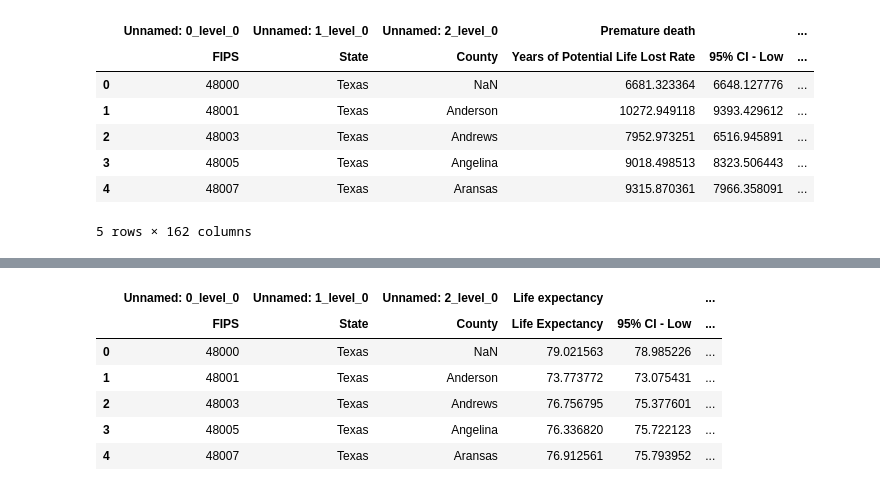
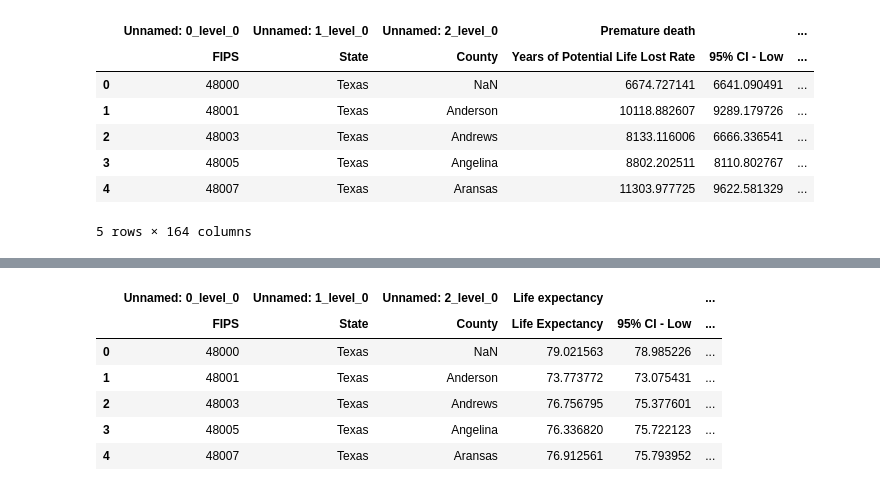
Before and after one commit to stevenjbark/DataAnalytics-FinalProject, a Jupyter notebook: Data/Data_Cleaning.ipynb, the cells around one changed output, grey strips where cells are left out. Saved outputs shown, nothing was run; the diff lists cells and outputs as text; code cells hidden in the pictures.

Commit message:
group agreed data metrics

```diff
--- a/Data/Data_Cleaning.ipynb
+++ b/Data/Data_Cleaning.ipynb
@@ -5,18 +5,18 @@ import os
 import numpy as np
 import pymongo
 # %%
-file = pd.read_excel(os.path.join("Original_Files","CountyHealthRankingsData","2019","2019 County Health Rankings Texas Data - v1_0.xls"),sheet_name='Ranked Measure Data',header=(0,1))
+file = pd.read_excel(os.path.join("Original_Files","CountyHealthRankingsData","2018","2018 County Health Rankings Texas Data - v3.xls"),sheet_name='Ranked Measure Data',header=(0,1))
 df = pd.DataFrame(file)
 df.head()
 # %% [output]
 |  | Unnamed: 0_level_0 | Unnamed: 1_level_0 | Unnamed: 2_level_0 | Premature death |  | ... |
 |  | FIPS | State | County | Years of Potential Life Lost Rate | 95% CI - Low | ... |
-| 0 | 48000 | Texas | NaN | 6681.323364 | 6648.127776 | ... |
-| 1 | 48001 | Texas | Anderson | 10272.949118 | 9393.429612 | ... |
-| 2 | 48003 | Texas | Andrews | 7952.973251 | 6516.945891 | ... |
-| 3 | 48005 | Texas | Angelina | 9018.498513 | 8323.506443 | ... |
-| 4 | 48007 | Texas | Aransas | 9315.870361 | 7966.358091 | ... |
+| 0 | 48000 | Texas | NaN | 6674.727141 | 6641.090491 | ... |
+| 1 | 48001 | Texas | Anderson | 10118.882607 | 9289.179726 | ... |
+| 2 | 48003 | Texas | Andrews | 8133.116006 | 6666.336541 | ... |
+| 3 | 48005 | Texas | Angelina | 8802.202511 | 8110.802767 | ... |
+| 4 | 48007 | Texas | Aransas | 11303.977725 | 9622.581329 | ... |
-5 rows × 162 columns
+5 rows × 164 columns
 # %%
 df.columns = df.columns.map('_'.join)
 df.head()
```
Also changed, not shown: parts of 3 cells of this notebook, 1 other file.
